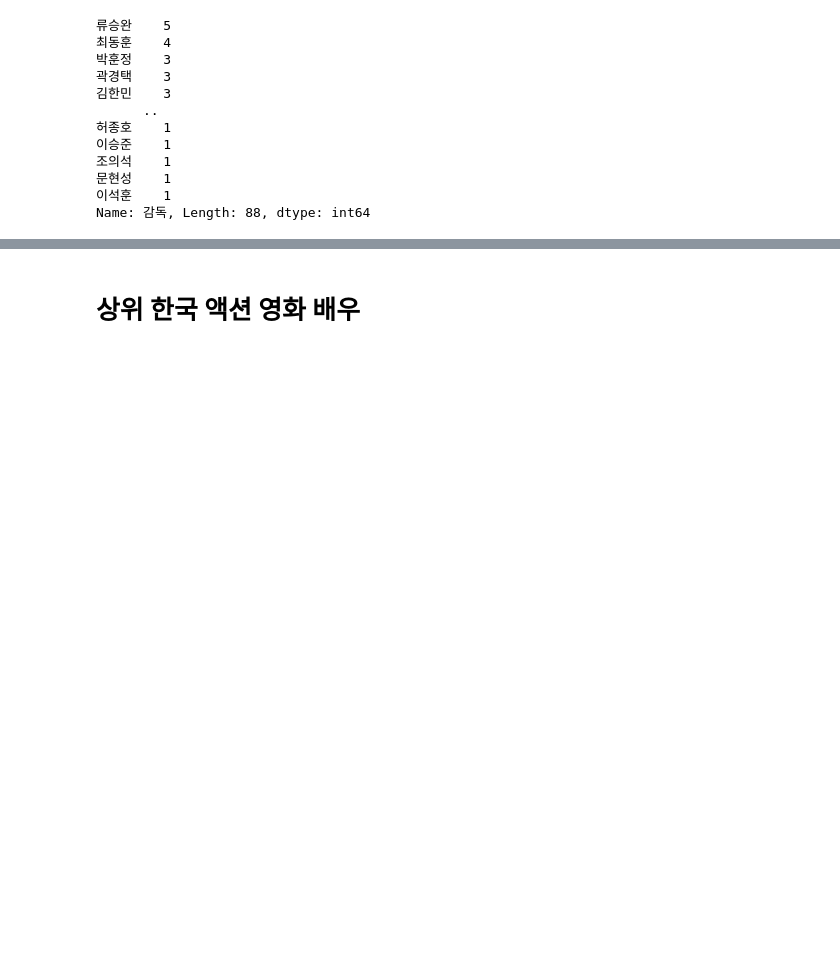
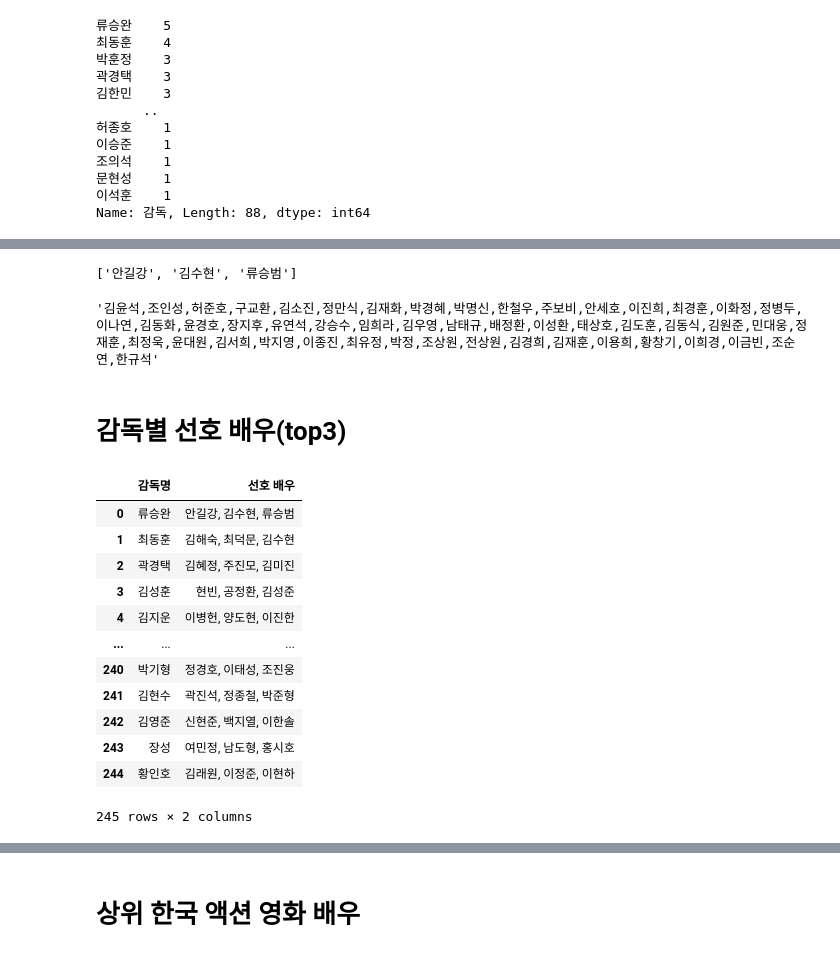
Before and after one commit to wonyounging/1_Project, a Jupyter notebook: 분석_액션영화 장르.ipynb, the cells around one changed output, grey strips where cells are left out. Cells and saved outputs as stored; diff of their text form; code cells hidden in the pictures; blank space fills up the shorter version.

```diff
--- a/분석_액션영화 장르.ipynb
+++ b/분석_액션영화 장르.ipynb
@@ -680,0 +672,53 @@ all_value_counts_df
+# %%
+# 전체 한국 액션 배우
+# 값들의 빈도수 계산
+test_value_counts = Counter(test_act_actor)
+
+a = test_value_counts.most_common(3)
+b = []
+for i in range(len(a)):
+    b.append(a[i][0])
+b
+# %% [output]
+['안길강', '김수현', '류승범']
+# %%
+dir_name['배우 '].iloc[8]
+# %% [output]
+'김윤석,조인성,허준호,구교환,김소진,정만식,김재화,박경혜,박명신,한철우,주보비,안세호,이진희,최경훈,이화정,정병두,이나연,김동화,윤경호,장지후,유연석,강승수,임희라,김우영,남태규,배정환,이성환,태상호,김도훈,김동식,김원준,민대웅,정재훈,최정욱,윤대원,김서희,박지영,이종진,최유정,박정,조상원,전상원,김경희,김재훈,이용희,황창기,이희경,이금빈,조순연,한규석'
+# %% [markdown]
+# 감독별 선호 배우(top3)
+# %%
+favo_director_actor_df = pd.DataFrame(columns=['감독명', '선호 배우'])
+
+cnt = 0
+for i in range(len(kor_all_act_mv_dir_df)):
+    favo_act_actor = []
+    dir_name = kor_all_act_mv[kor_all_act_mv['감독'] == kor_act_mv_dir_df.iloc[i]['감독명']]
+
+    try:
+        for j in range(len(dir_name)):
+            favo_add_actor = dir_name['배우 '].iloc[j].split(',')
+            favo_act_actor.extend(favo_add_actor)
+        favo_all_act = pd.Series(favo_act_actor)
+        favo_top3_act = favo_all_act.value_counts().head(3).index.tolist()
+        favo_director_actor_df.loc[cnt] = [kor_act_mv_dir_df.iloc[i]['감독명'], ', '.join(favo_top3_act)]
+        cnt = cnt + 1
+    except:
+        continue
+
+favo_director_actor_df.reset_index(drop=True, inplace=True)
+favo_director_actor_df
+# %% [output]
+|  | 감독명 | 선호 배우 |
+| 0 | 류승완 | 안길강, 김수현, 류승범 |
+| 1 | 최동훈 | 김해숙, 최덕문, 김수현 |
+| 2 | 곽경택 | 김혜정, 주진모, 김미진 |
+| 3 | 김성훈 | 현빈, 공정환, 김성준 |
+| 4 | 김지운 | 이병헌, 양도현, 이진한 |
+| ... | ... | ... |
+| 240 | 박기형 | 정경호, 이태성, 조진웅 |
+| 241 | 김현수 | 곽진석, 정종철, 박준형 |
+| 242 | 김영준 | 신현준, 백지열, 이한솔 |
+| 243 | 장성 | 여민정, 남도형, 홍시호 |
+| 244 | 황인호 | 김래원, 이정준, 이현하 |
+245 rows × 2 columns
```
Also changed, not shown: parts of 85 cells of this notebook.
